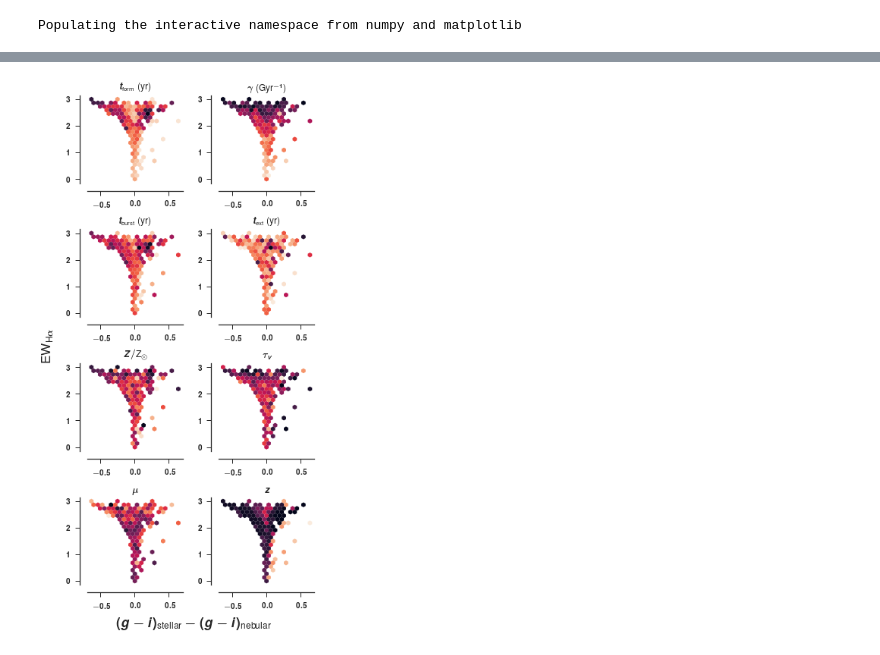
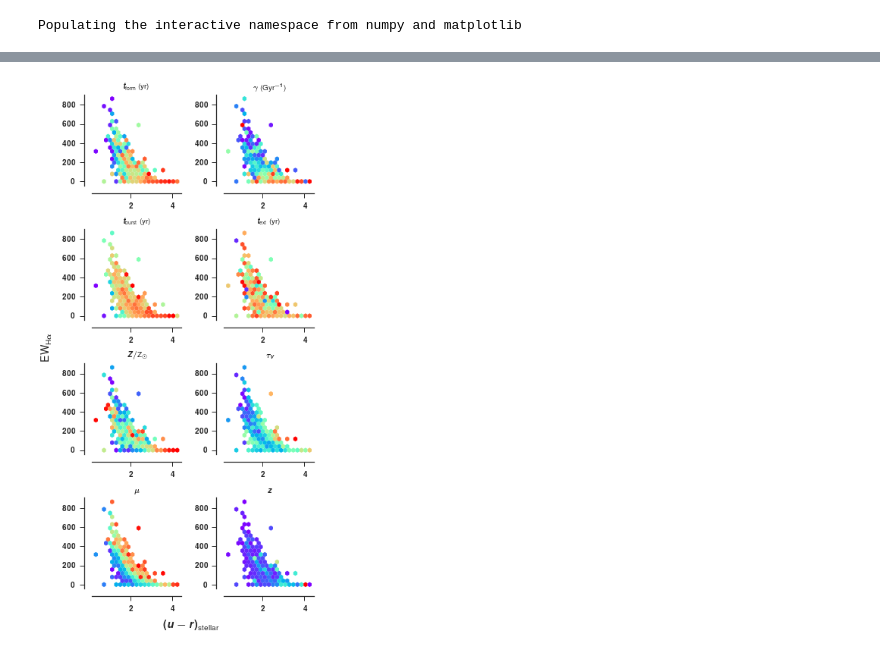
Before and after one commit to ajmejia/photo-ew, a Jupyter notebook: notebooks/proof-of-concept.ipynb, the cells around one changed output, grey strips where cells are left out. Drawn from its saved outputs; the diff is of its cells as text; code cells hidden in the pictures.

```diff
--- a/notebooks/proof-of-concept.ipynb
+++ b/notebooks/proof-of-concept.ipynb
@@ -101,6 +101,7 @@ for k in xrange(metallicities.size):
 # %%
 # First Approach to the colour-EW correlation
 # In rest-frame, compute the SDSS colours & equivalent widths
+ib, jb = 0, 2
 ur_neb = OrderedDict()
 ur_ste = OrderedDict()
 ew_neb = OrderedDict()
@@ -114,8 +115,8 @@ for Z in metallicities:
         SED_neb_j = column_stack((wavelength, ssp_nebular.get(ages[j])))
         SED_ste_j = column_stack((wavelength, ssp_stellar.get(ages[j])))
 
-        ur_neb[Z] += [ABmag(SED_neb_j, sdss_res[1]) - ABmag(SED_neb_j, sdss_res[3])]
-        ur_ste[Z] += [ABmag(SED_ste_j, sdss_res[1]) - ABmag(SED_ste_j, sdss_res[3])]
+        ur_neb[Z] += [ABmag(SED_neb_j, sdss_res[ib]) - ABmag(SED_neb_j, sdss_res[jb])]
+        ur_ste[Z] += [ABmag(SED_ste_j, sdss_res[ib]) - ABmag(SED_ste_j, sdss_res[jb])]
         ew_neb[Z] += [equivalent_width(SED_neb_j, (6562,), (40,))[0]]
     # Compute the colour excess
     ur_neb[Z], ur_ste[Z], ew_neb[Z] = array(ur_neb[Z]), array(ur_ste[Z]), array(ew_neb[Z])
@@ -161,53 +163,54 @@ cb.set_label(r"$\log{t_\star/\text{yr}}$", size="x-large")
 # %%
 # compute colours
+
 ur_neb, ur_ste, ew_neb = [], [], []
 for j in xrange(ssag.sample.index.size):
     reds = ssag.sample.redshift[j]
-    SED_neb_j = column_stack((wavelength*(1+reds), ssag.seds_nebular.iloc[:,j]))
-    SED_ste_j = column_stack((wavelength*(1+reds), ssag.seds_stellar.iloc[:,j]))
+    SED_neb_j = column_stack((wavelength, ssag.seds_nebular.iloc[:,j]))
+    SED_ste_j = column_stack((wavelength, ssag.seds_stellar.iloc[:,j]))
 
-    ur_neb += [ABmag(SED_neb_j, sdss_res[1]) - ABmag(SED_neb_j, sdss_res[3])]
-    ur_ste += [ABmag(SED_ste_j, sdss_res[1]) - ABmag(SED_ste_j, sdss_res[3])]
-    ew_neb += [equivalent_width(SED_neb_j, (6562*(1+reds),), (40*(1+reds),))[0]]
+    ur_neb += [ABmag(SED_neb_j, sdss_res[ib]) - ABmag(SED_neb_j, sdss_res[jb])]
+    ur_ste += [ABmag(SED_ste_j, sdss_res[ib]) - ABmag(SED_ste_j, sdss_res[jb])]
+    ew_neb += [equivalent_width(SED_neb_j, (6562,), (40,))[0]]
 # Compute the colour excess
 ur_neb, ur_ste, ew_neb = array(ur_neb), array(ur_ste), array(ew_neb)
 ur_exc = ur_ste - ur_neb
 # %%
-x, y = ur_exc, log10(1+ew_neb)
+x, y = ur_ste, ew_neb
 zs = (
     log10(ssag.sample.t_form),
     ssag.sample.gamma,
     log10(ssag.sample.t_burst),
     log10(ssag.sample.t_ext),
     ssag.sample.metallicity,
     ssag.sample.tau_v,
     ssag.sample.mu_v,
     ssag.sample.redshift
 )
 
 labels = (
     r"$t_\text{form}$ (yr)",
     r"$\gamma$ (Gyr$^{-1}$)",
     r"$t_\text{burst}$ (yr)",
     r"$t_\text{ext}$ (yr)",
     r"$Z/\text{Z}_\odot$",
     r"$\tau_V$",
     r"$\mu$",
     r"$z$"
 )
 
-fig, axs = subplots(4, 2, figsize=(5,10), sharex=True, sharey=True)
+fig, axs = subplots(4, 2, figsize=(5, 10), sharex=True, sharey=True)
 axs = axs.ravel()
 sns.despine(offset=10)
 
 for i in xrange(axs.size):
-    axs[i].hexbin(x, y, zs[i], 20, edgecolors=None, reduce_C_function=median)
+    axs[i].hexbin(x, y, zs[i], 20, edgecolors=None, reduce_C_function=median, cmap=cm.rainbow)
+#     axs[i].scatter(x, y, c=zs[i], s=4, lw=0, cmap=cm.rainbow)
     axs[i].set_title(labels[i], size="medium")
 
-fig.text(0.5, 0.0, r"$(%s-%s)_\text{stellar}-(%s-%s)_\text{nebular}$"%(lb_sdss_res[1], lb_sdss_res[3], lb_sdss_res[1], lb_sdss_res[3]),
-         size="x-large", ha="center", va="top")
+fig.text(0.5, 0.0, r"$(%s-%s)_\text{stellar}$"%(lb_sdss_res[ib], lb_sdss_res[jb]), size="x-large", ha="center", va="top")
 fig.text(0.0, 0.5, r"$\text{EW}_{\text{H}\alpha}$", size="x-large", ha="right", va="center", rotation="vertical")
 fig.tight_layout()
-fig.savefig("img/photometric-ew.pdf", bbox_inches="tight")
+# fig.savefig("img/photometric-ew.pdf", bbox_inches="tight")
 # %% [output]
-[figure, old version]
+[figure, new version]
```
Also changed, not shown: parts of 6 cells of this notebook, 2 other files.
